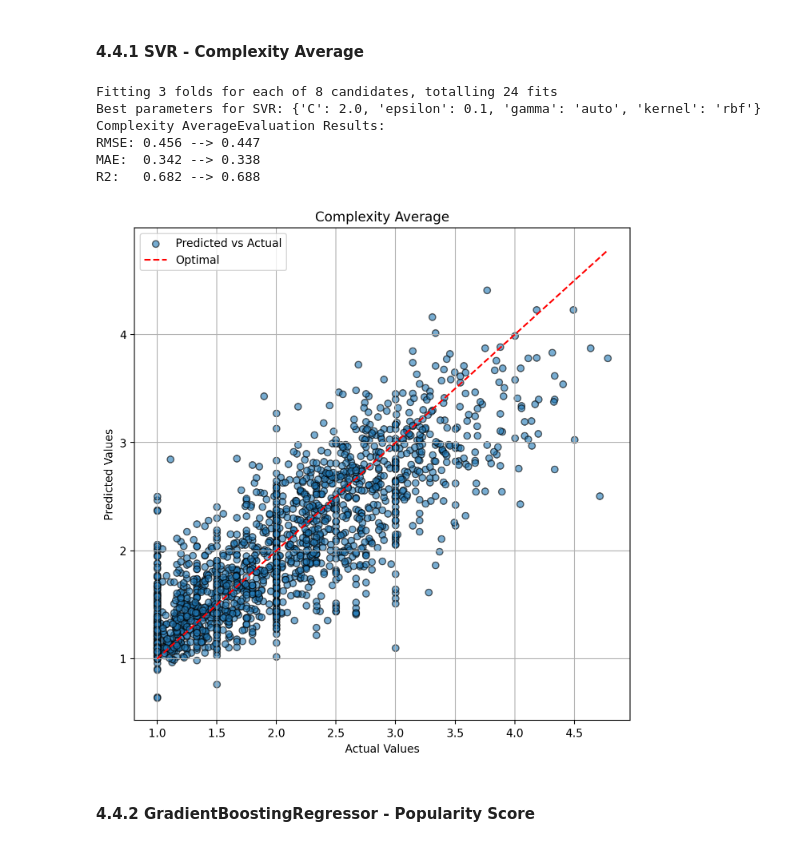
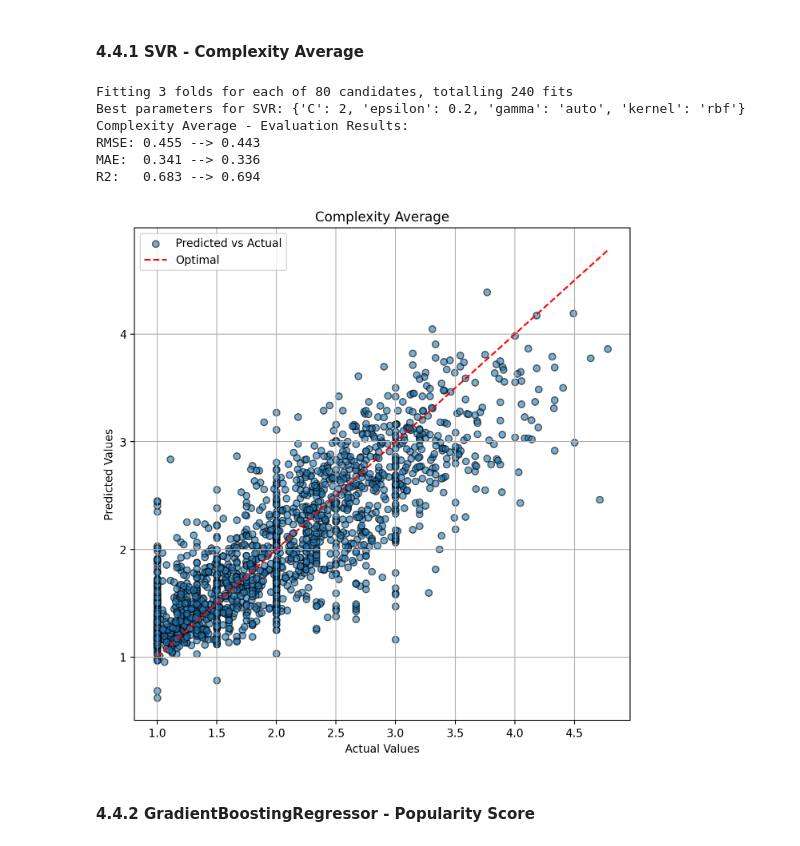
Before and after one commit to NicolasVerachtert/fastAI, a Jupyter notebook: research/notebooks/3. Model Training.ipynb, the cells around one changed output. Cells and saved outputs as stored; diff of their text form; code cells hidden in the pictures.

```diff
--- a/research/notebooks/3. Model Training.ipynb
+++ b/research/notebooks/3. Model Training.ipynb
@@ -42,7 +42,7 @@ InteractiveShell.ast_node_interactivity = "all"
 pd.options.display.max_colwidth = 100
 pd.options.display.max_columns = 50
 # %%
-data = pd.read_pickle('../data/cleaned_data_with_clusters.pkl')
+data = pd.read_pickle('../data/cleaned_data.pkl')
 # %% [markdown]
 ## 4. Model Training
 ### 4.1 Normalisation and prepping of Dataset
@@ -89,7 +89,7 @@ def prep_df(df: pd.DataFrame):
 
     # Scaling
     encoded_df, scaler = scale_columns(encoded_df,
-                                       ['Min Players', 'Max Players', 'Min Age'])
+                                       ['Min Players', 'Max Players', 'Min Age', 'Amount_of_Mechanics'])
 
     # Dropping now-defunct columns
     encoded_df = encoded_df.drop(columns=['Name', 'Mechanics', 'Domains', 'Clusters'])
@@ -347,60 +347,44 @@ original_result = next((item for item in evaluation_results
                         and item["Model Name"] == MODEL
                         ), None)
 
 
 X_train, X_test, y_train, y_test = train_test_split(
     datasets[DATASET],
     targets[TARGET],
     test_size=0.1,
     random_state=42)
 
-svr_param_grid_v1 = {
-    'C': [0.1, 1, 10, 100],
-    'epsilon': [0.01, 0.1, 1],
+svr_param_grid = {
+    'C': np.arange(1, 6, 1),
+    'epsilon': np.arange(0.05, 0.25, 0.05),
     'kernel': ['linear', 'rbf'],
     'gamma': ['scale', 'auto']
 }
-# Best parameters for SVR: {'C': 1, 'epsilon': 0.1, 'gamma': 'auto', 'kernel': 'rbf'}
 
-svr_param_grid_v2 = {
-    'C': [0.5, 1, 2.5, 5],
-    'epsilon': [0.05, 0.1, 0.25, 5],
-    'kernel': ['rbf'],
-    'gamma': ['auto']
-}
-# Best parameters for SVR: {'C': 2.5, 'epsilon': 0.1, 'gamma': 'auto', 'kernel': 'rbf'}
-
-svr_param_grid_v3 = {
-    'C': np.arange(1, 5, 0.5),
-    'epsilon': [0.1],
-    'kernel': ['rbf'],
-    'gamma': ['auto']
-}
-# Best parameters for SVR: {'C': 3.0, 'epsilon': 0.1, 'gamma': 'auto', 'kernel': 'rbf'}
 
 svr = SVR()
 grid_search_svr = GridSearchCV(estimator=svr,
-                               param_grid=svr_param_grid_v3,
+                               param_grid=svr_param_grid,
                                scoring='r2',
                                cv=3,
                                verbose=2,
                                n_jobs=-1)
 
 _ = grid_search_svr.fit(X_train, y_train)
 
 # Best parameters
 print("Best parameters for SVR:", grid_search_svr.best_params_)
 
 ca_svr_best_model = grid_search_svr.best_estimator_
 evaluate_hypertuned_model(original_result, ca_svr_best_model, X_test, y_test)
 # %% [output]
-Fitting 3 folds for each of 8 candidates, totalling 24 fits
-Best parameters for SVR: {'C': 2.0, 'epsilon': 0.1, 'gamma': 'auto', 'kernel': 'rbf'}
-Complexity AverageEvaluation Results:
-RMSE: 0.456 --> 0.447
-MAE:  0.342 --> 0.338
-R2:   0.682 --> 0.688
+Fitting 3 folds for each of 80 candidates, totalling 240 fits
+Best parameters for SVR: {'C': 2, 'epsilon': 0.2, 'gamma': 'auto', 'kernel': 'rbf'}
+Complexity Average - Evaluation Results:
+RMSE: 0.455 --> 0.443
+MAE:  0.341 --> 0.336
+R2:   0.683 --> 0.694
-[figure, old version]
+[figure, new version]
 # %% [markdown]
 #### 4.4.2 GradientBoostingRegressor - Popularity Score
 # %%
```
Also changed, not shown: parts of 6 cells of this notebook, 16 other files.
